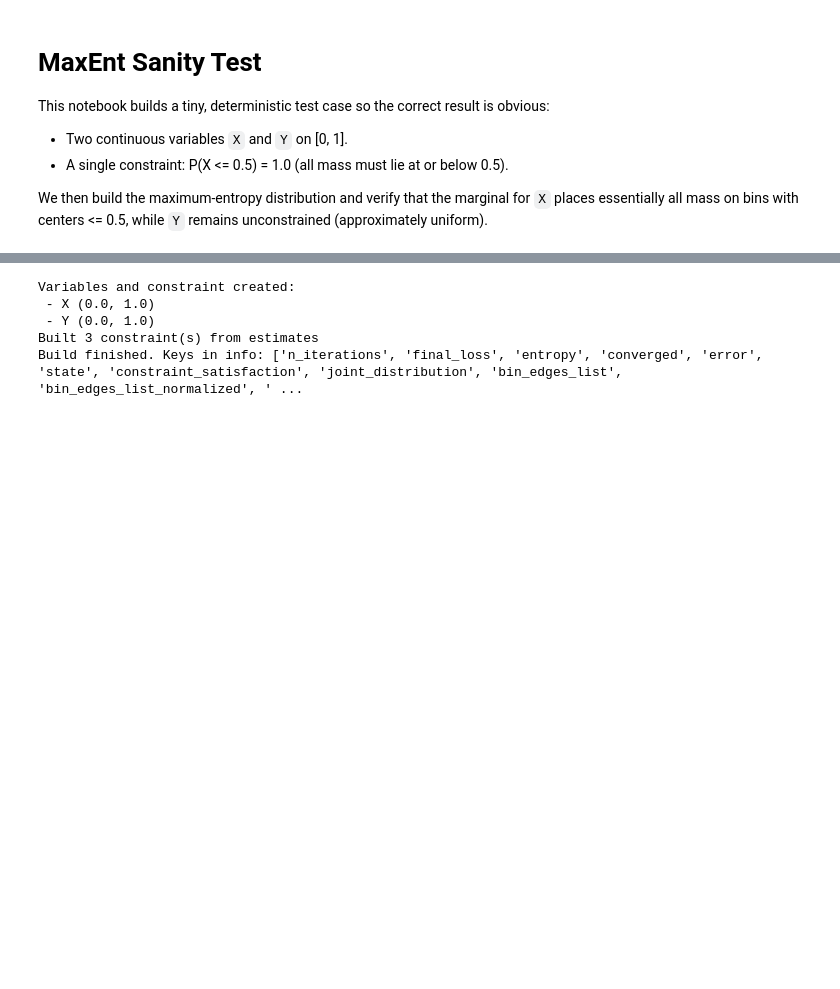
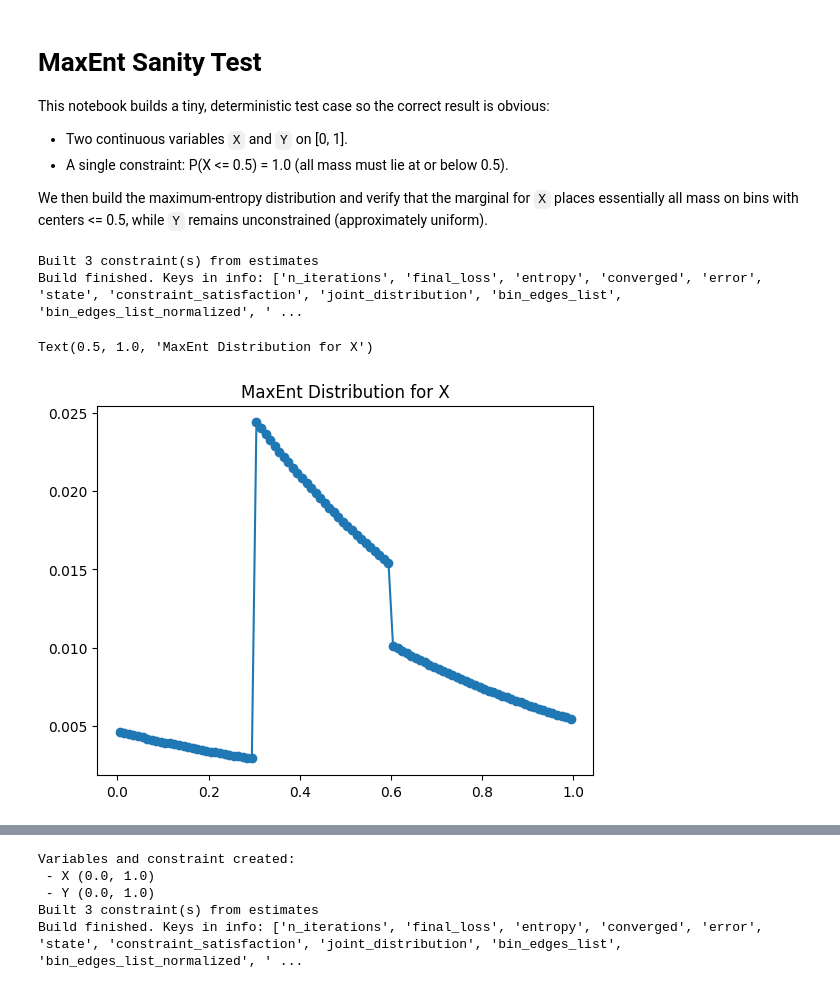
Before and after one commit to amdson/calibrated_response, a Jupyter notebook: examples/maxent_sanity_test.ipynb, the cells around one changed output, grey strips where cells are left out. Cells and saved outputs as stored; diff of their text form; code cells hidden in the pictures; blank space fills up the shorter version.

```diff
--- a/examples/maxent_sanity_test.ipynb
+++ b/examples/maxent_sanity_test.ipynb
@@ -17,3 +17,40 @@ from calibrated_response.models.query import (InequalityProposition, Probability
 from calibrated_response.maxent.distribution_builder import DistributionBuilder
 from calibrated_response.maxent.multivariate_solver import JAXSolverConfig
 import numpy as np
+# %%
+X = ContinuousVariable(name="X", description="Test variable X", lower_bound=0.0, upper_bound=1.0, unit='a')
+prop1 = InequalityProposition(variable="X", threshold=0.3, is_lower_bound=False)
+prop2 = InequalityProposition(variable="X", threshold=0.6, is_lower_bound=True)
+
+
+est = ProbabilityEstimate(id="p1", proposition=prop1, probability=0.1)
+est2 = ProbabilityEstimate(id="p2", proposition=prop2, probability=0.3)
+est3 = ExpectationEstimate(id='e1', variable='X', expected_value=0.5)
+variables = [X]
+estimates = [est, est2, est3]
+# %%
+config = JAXSolverConfig(max_bins=100, maxiter=700, tolerance=1e-6,
+                         constraint_weight=1e2, regularization_type='entropy',
+                         smoothness_weight=0.0)
+builder = DistributionBuilder(variables=variables, estimates=estimates, solver_config=config)
+
+print(f'Built {len(builder.constraints)} constraint(s) from estimates')
+
+# Build distribution and request the marginal for X (target variable)
+distribution, info = builder.build(target_variable="X")
+
+print('Build finished. Keys in info:', list(info.keys()))
+# %% [output]
+Built 3 constraint(s) from estimates
+Build finished. Keys in info: ['n_iterations', 'final_loss', 'entropy', 'converged', 'error', 'state', 'constraint_satisfaction', 'joint_distribution', 'bin_edges_list', 'bin_edges_list_normalized', ' ...
+# %%
+# Check X marginal: all mass should lie at or below 0.5
+bin_edges = np.array(distribution.bin_edges)
+bin_centers = (bin_edges[:-1] + bin_edges[1:]) / 2
+probs = np.array(distribution.bin_probabilities)
+# %%
+plt.plot(bin_centers, probs, marker='o')
+plt.title('MaxEnt Distribution for X')
+# %% [output]
+Text(0.5, 1.0, 'MaxEnt Distribution for X')
+[figure, added]
```
Also changed, not shown: parts of 4 cells of this notebook, 46 other files.
